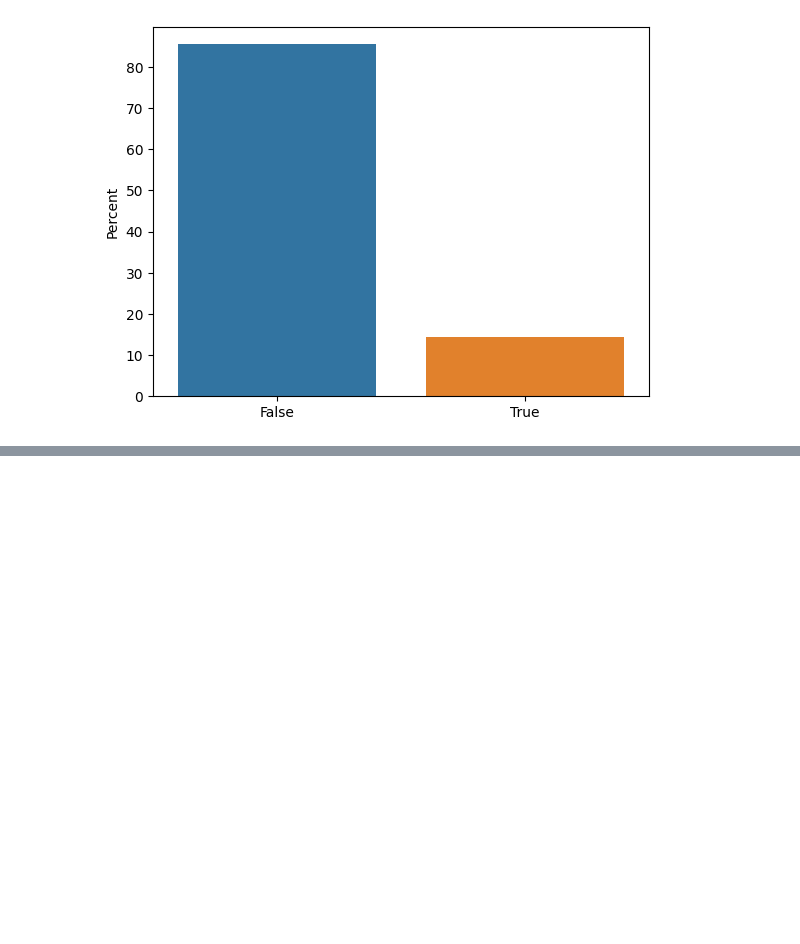
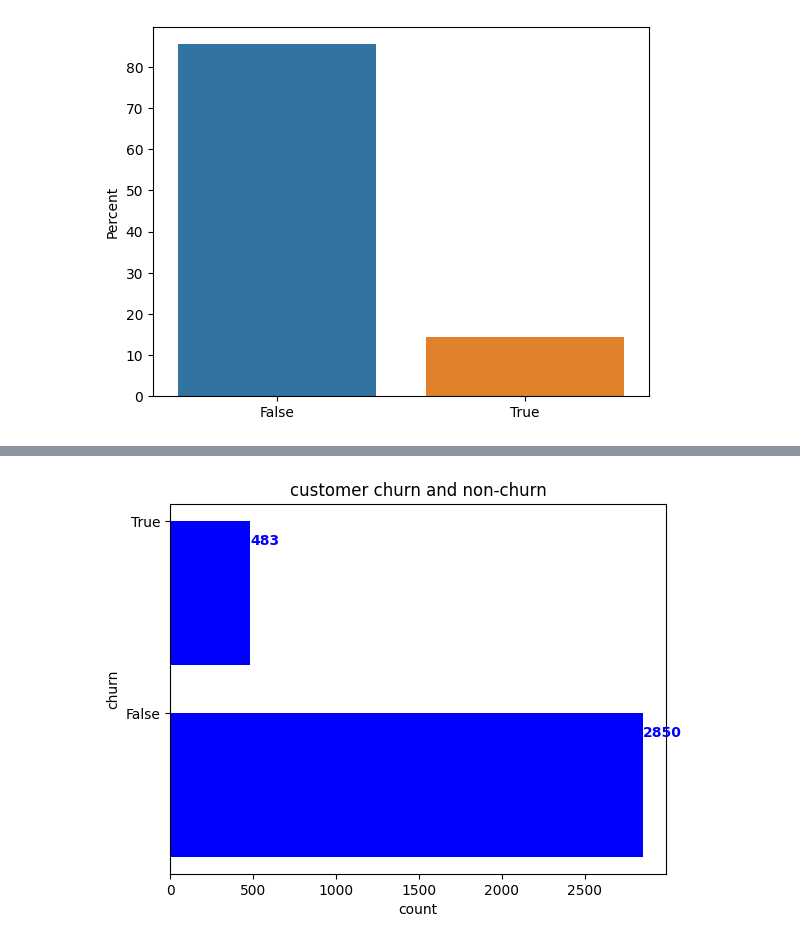
Before and after one commit to pNatTueku/basicPython, a Jupyter notebook: customer_churn.ipynb, the cells around one changed output, grey strips where cells are left out. Saved outputs shown, nothing was run; the diff lists cells and outputs as text; code cells hidden in the pictures; blank space fills up the shorter version.

```diff
--- a/customer_churn.ipynb
+++ b/customer_churn.ipynb
@@ -240,0 +267,19 @@ plt.show()
+# %%
+fig, ax = plt.subplots()
+
+width = 0.75 # bar width
+ind = np.arange(len(y)) # x locations for the group
+ax.barh(ind, y, width, color = 'blue')
+ax.set_yticks(ind + width / 2)
+ax.set_yticklabels(x, minor = False)
+
+for i, j in enumerate(y):
+
+    ax.text(j + 0.25, i + 0.25, str(j), color = 'blue', fontweight = 'bold') # add value labels into bar
+
+plt.title('customer churn and non-churn')
+plt.xlabel('count')
+plt.ylabel('churn')
+plt.show()
+# %% [output]
+[figure, added]
```
Also changed, not shown: parts of 4 cells of this notebook.
